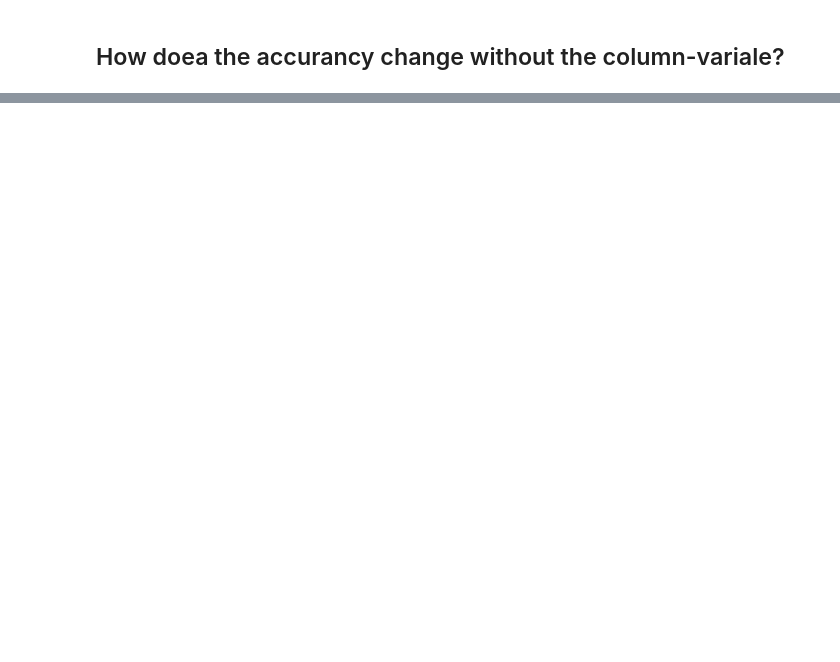
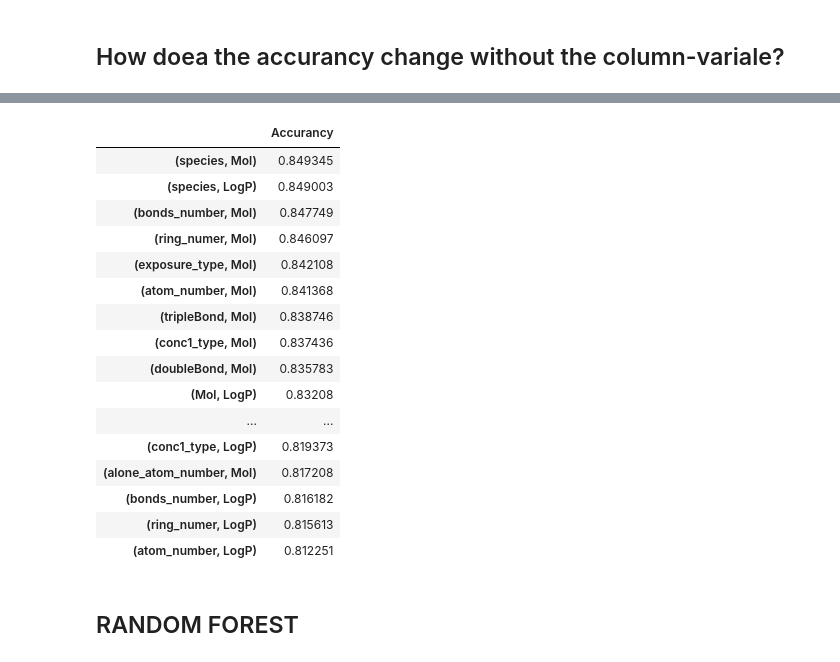
Before and after one commit to manuleo/ML_Toxicology_Testing, a Jupyter notebook: Classification_with_Smiles2.ipynb, the cells around one changed output, grey strips where cells are left out. Saved outputs shown, nothing was run; the diff lists cells and outputs as text; code cells hidden in the pictures; blank space fills up the shorter version.

```diff
--- a/Classification_with_Smiles2.ipynb
+++ b/Classification_with_Smiles2.ipynb
@@ -438,0 +448,37 @@ df1
+# %%
+import itertools
+to_compare = list(itertools.combinations(list(X_train.columns), 2))
+# %%
+df2 = pd.DataFrame(columns = ['Accurancy'], index=to_compare)
+# %%
+for i in df2.index:
+
+    new_train = X_train[list(i)]
+    new_test = X_test[list(i)]
+
+    neigh = KNeighborsClassifier()
+    neigh.fit(new_train, y_train.ravel())
+    y_pred = neigh.predict(new_test)
+    df2['Accurancy'].loc[i] = accuracy_score(y_test, y_pred)
+# %%
+df2.sort_values(by= ['Accurancy'],ascending=False).head(20)
+# %% [output]
+|  | Accurancy |
+| (species, Mol) | 0.849345 |
+| (species, LogP) | 0.849003 |
+| (bonds_number, Mol) | 0.847749 |
+| (ring_numer, Mol) | 0.846097 |
+| (exposure_type, Mol) | 0.842108 |
+| (atom_number, Mol) | 0.841368 |
+| (tripleBond, Mol) | 0.838746 |
+| (conc1_type, Mol) | 0.837436 |
+| (doubleBond, Mol) | 0.835783 |
+| (Mol, LogP) | 0.83208 |
+| ... | ... |
+| (conc1_type, LogP) | 0.819373 |
+| (alone_atom_number, Mol) | 0.817208 |
+| (bonds_number, LogP) | 0.816182 |
+| (ring_numer, LogP) | 0.815613 |
+| (atom_number, LogP) | 0.812251 |
+# %% [markdown]
+## RANDOM FOREST
```
Also changed, not shown: parts of 43 cells of this notebook.
